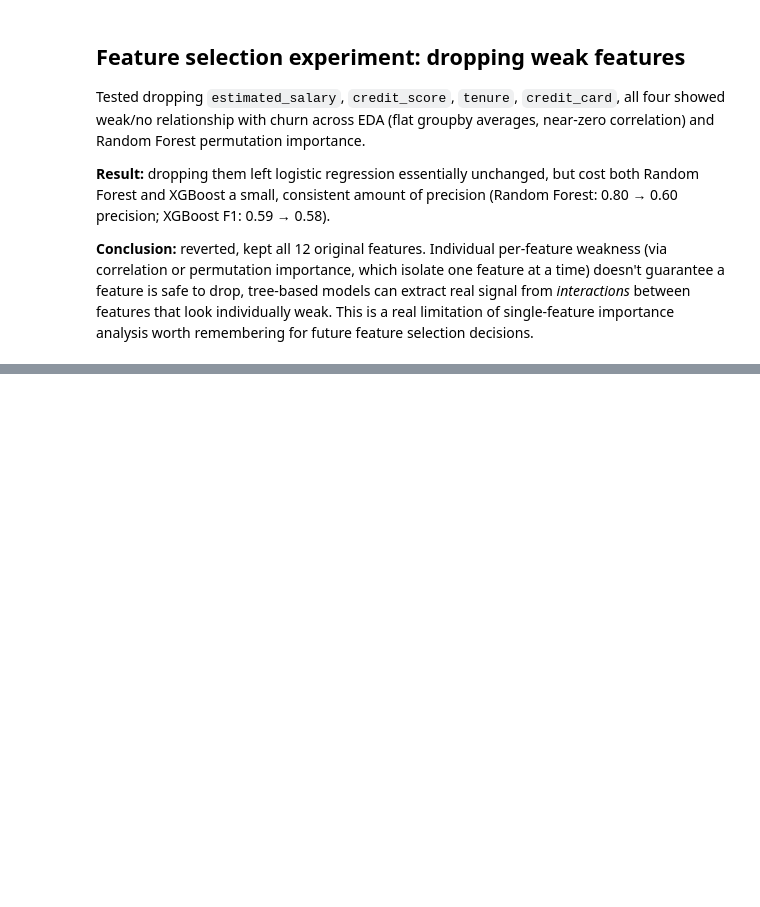
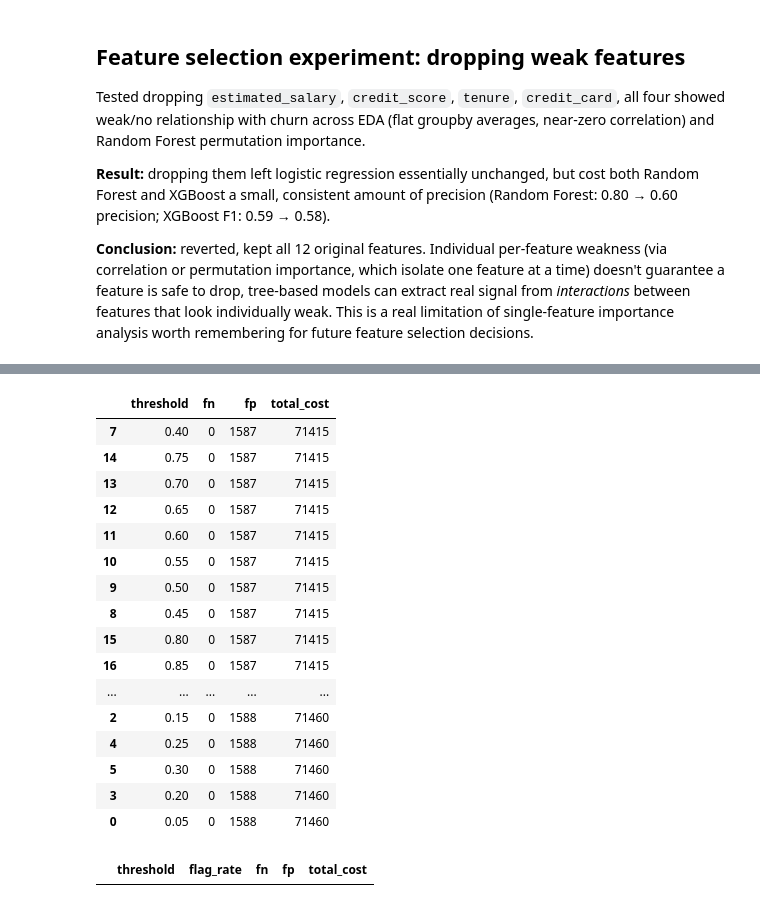
Before and after one commit to Hamza-H-Memon/CustomerIQ, a Jupyter notebook: notebooks/modeling.ipynb, the cells around one changed output, grey strips where cells are left out. Drawn from its saved outputs; the diff is of its cells as text; code cells hidden in the pictures; blank space fills up the shorter version.

```diff
--- a/notebooks/modeling.ipynb
+++ b/notebooks/modeling.ipynb
@@ -259,0 +356,24 @@ single-feature importance analysis worth remembering for future feature selectio
+# %%
+find_best_threshold(model_balanced, X_test, y_test)
+# %% [output]
+|  | threshold | fn | fp | total_cost |
+| 7 | 0.40 | 0 | 1587 | 71415 |
+| 14 | 0.75 | 0 | 1587 | 71415 |
+| 13 | 0.70 | 0 | 1587 | 71415 |
+| 12 | 0.65 | 0 | 1587 | 71415 |
+| 11 | 0.60 | 0 | 1587 | 71415 |
+| 10 | 0.55 | 0 | 1587 | 71415 |
+| 9 | 0.50 | 0 | 1587 | 71415 |
+| 8 | 0.45 | 0 | 1587 | 71415 |
+| 15 | 0.80 | 0 | 1587 | 71415 |
+| 16 | 0.85 | 0 | 1587 | 71415 |
+| ... | ... | ... | ... | ... |
+| 2 | 0.15 | 0 | 1588 | 71460 |
+| 4 | 0.25 | 0 | 1588 | 71460 |
+| 5 | 0.30 | 0 | 1588 | 71460 |
+| 3 | 0.20 | 0 | 1588 | 71460 |
+| 0 | 0.05 | 0 | 1588 | 71460 |
+# %%
+find_best_threshold_with_capacity(model_balanced, X_test, y_test)
+# %% [output]
+|  | threshold | flag_rate | fn | fp | total_cost |
```
Also changed, not shown: parts of 15 cells of this notebook.
